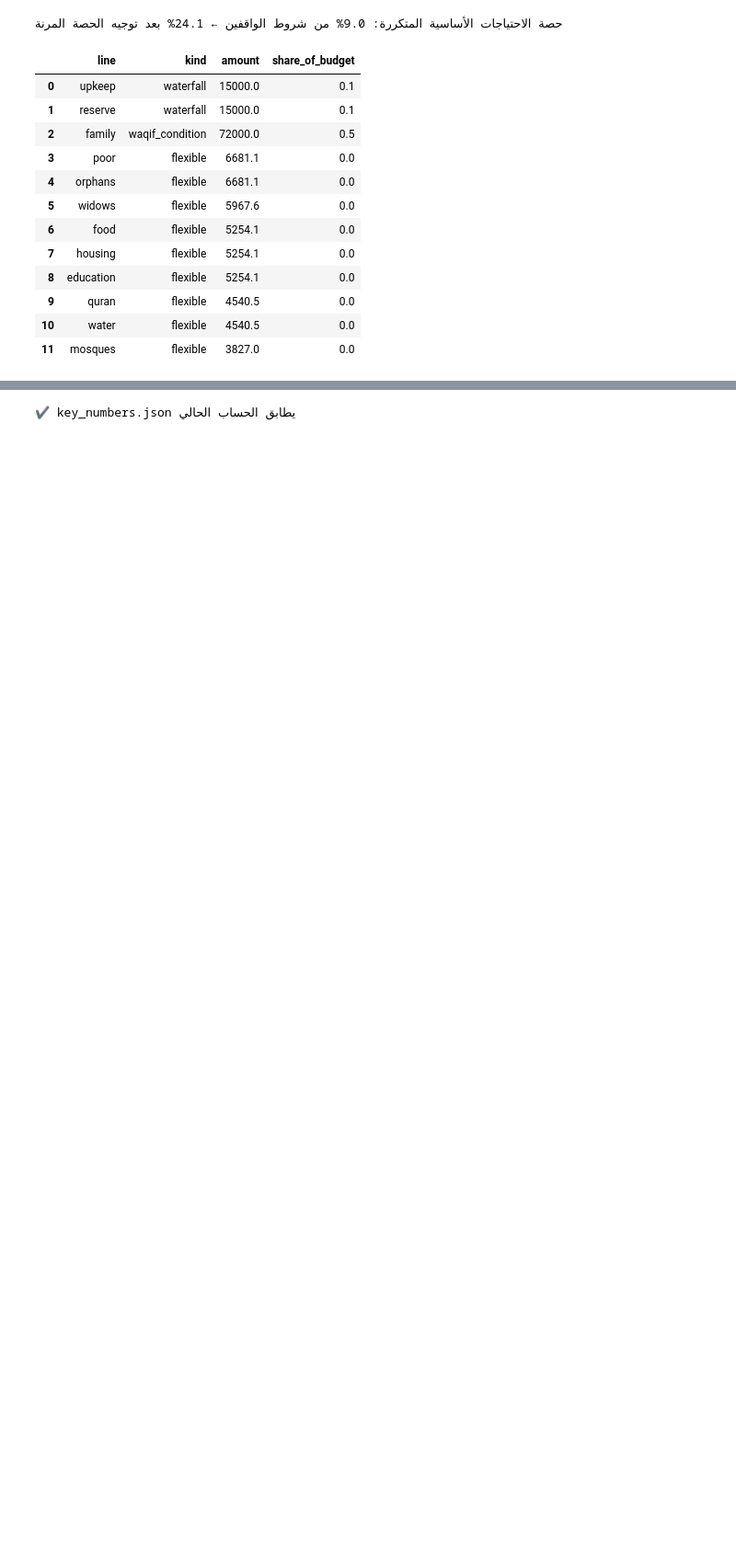
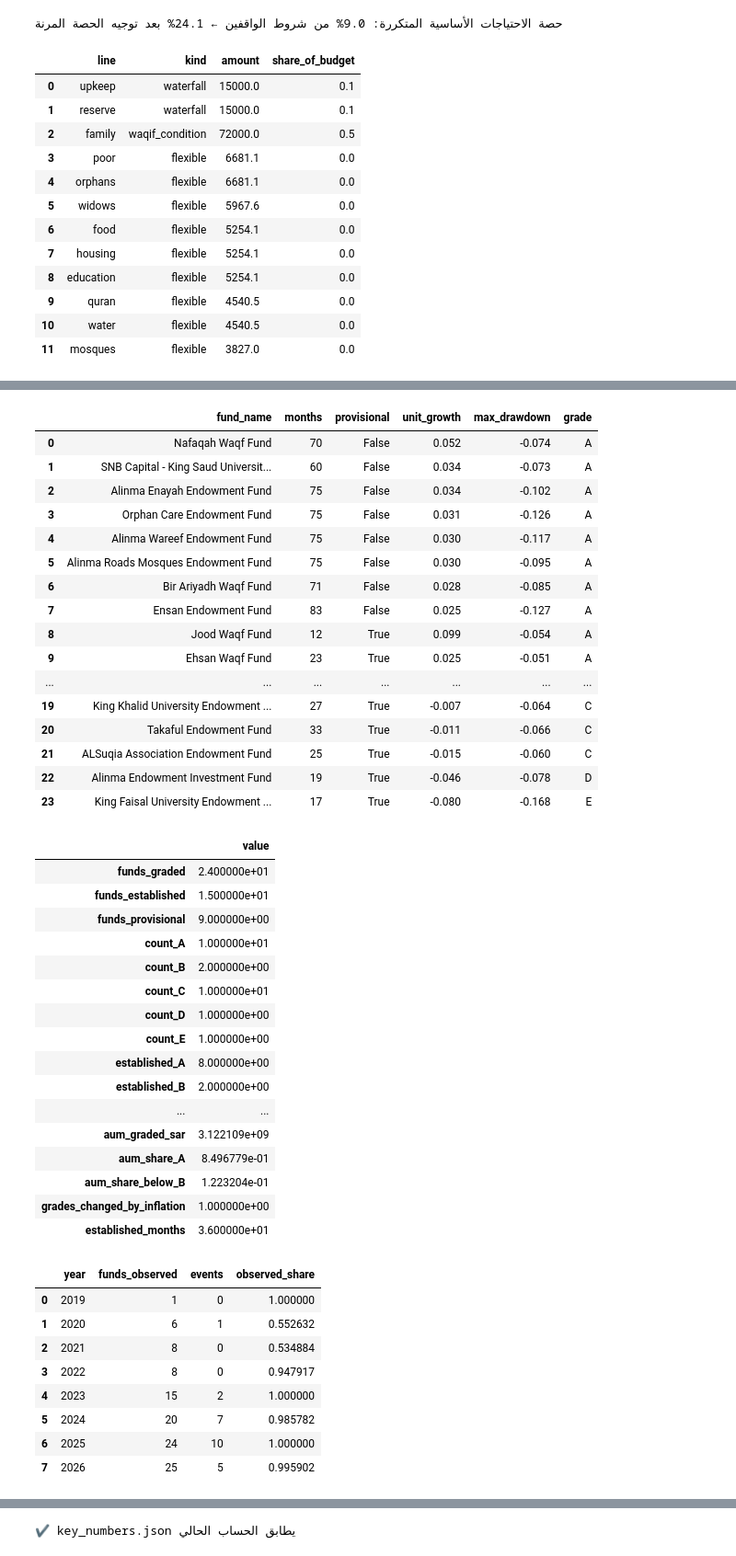
Before and after one commit to A-a-a124/mizan-alrai, a Jupyter notebook: analysis.ipynb, the cells around one changed output, grey strips where cells are left out. Shown at 92% size. Cells and saved outputs as stored; diff of their text form; code cells hidden in the pictures; blank space fills up the shorter version.

```diff
--- a/analysis.ipynb
+++ b/analysis.ipynb
@@ -321,0 +332,50 @@ display(allocate.allocate(allocate.Plan(10_000_000, s["rate_base"]), mixed).roun
+# %%
+so = pipeline.step_solutions(c, sec, ix, sp, al, res)
+lab = so["label"]
+display(lab[["fund_name","months","provisional","unit_growth","max_drawdown","grade"]].round(3))
+display(pd.Series(res.key["label"]).to_frame("value"))
+display(so["trend"])
+# %% [output]
+|  | fund_name | months | provisional | unit_growth | max_drawdown | grade |
+| 0 | Nafaqah Waqf Fund | 70 | False | 0.052 | -0.074 | A |
+| 1 | SNB Capital - King Saud Universit... | 60 | False | 0.034 | -0.073 | A |
+| 2 | Alinma Enayah Endowment Fund | 75 | False | 0.034 | -0.102 | A |
+| 3 | Orphan Care Endowment Fund | 75 | False | 0.031 | -0.126 | A |
+| 4 | Alinma Wareef Endowment Fund | 75 | False | 0.030 | -0.117 | A |
+| 5 | Alinma Roads Mosques Endowment Fund | 75 | False | 0.030 | -0.095 | A |
+| 6 | Bir Ariyadh Waqf Fund | 71 | False | 0.028 | -0.085 | A |
+| 7 | Ensan Endowment Fund | 83 | False | 0.025 | -0.127 | A |
+| 8 | Jood Waqf Fund | 12 | True | 0.099 | -0.054 | A |
+| 9 | Ehsan Waqf Fund | 23 | True | 0.025 | -0.051 | A |
+| ... | ... | ... | ... | ... | ... | ... |
+| 19 | King Khalid University Endowment ... | 27 | True | -0.007 | -0.064 | C |
+| 20 | Takaful Endowment Fund | 33 | True | -0.011 | -0.066 | C |
+| 21 | ALSuqia Association Endowment Fund | 25 | True | -0.015 | -0.060 | C |
+| 22 | Alinma Endowment Investment Fund | 19 | True | -0.046 | -0.078 | D |
+| 23 | King Faisal University Endowment ... | 17 | True | -0.080 | -0.168 | E |
+|  | value |
+| funds_graded | 2.400000e+01 |
+| funds_established | 1.500000e+01 |
+| funds_provisional | 9.000000e+00 |
+| count_A | 1.000000e+01 |
+| count_B | 2.000000e+00 |
+| count_C | 1.000000e+01 |
+| count_D | 1.000000e+00 |
+| count_E | 1.000000e+00 |
+| established_A | 8.000000e+00 |
+| established_B | 2.000000e+00 |
+| ... | ... |
+| aum_graded_sar | 3.122109e+09 |
+| aum_share_A | 8.496779e-01 |
+| aum_share_below_B | 1.223204e-01 |
+| grades_changed_by_inflation | 1.000000e+00 |
+| established_months | 3.600000e+01 |
+|  | year | funds_observed | events | observed_share |
+| 0 | 2019 | 1 | 0 | 1.000000 |
+| 1 | 2020 | 6 | 1 | 0.552632 |
+| 2 | 2021 | 8 | 0 | 0.534884 |
+| 3 | 2022 | 8 | 0 | 0.947917 |
+| 4 | 2023 | 15 | 2 | 1.000000 |
+| 5 | 2024 | 20 | 7 | 0.985782 |
+| 6 | 2025 | 24 | 10 | 1.000000 |
+| 7 | 2026 | 25 | 5 | 0.995902 |
```
Also changed, not shown: parts of 6 cells of this notebook, 34 other files.
